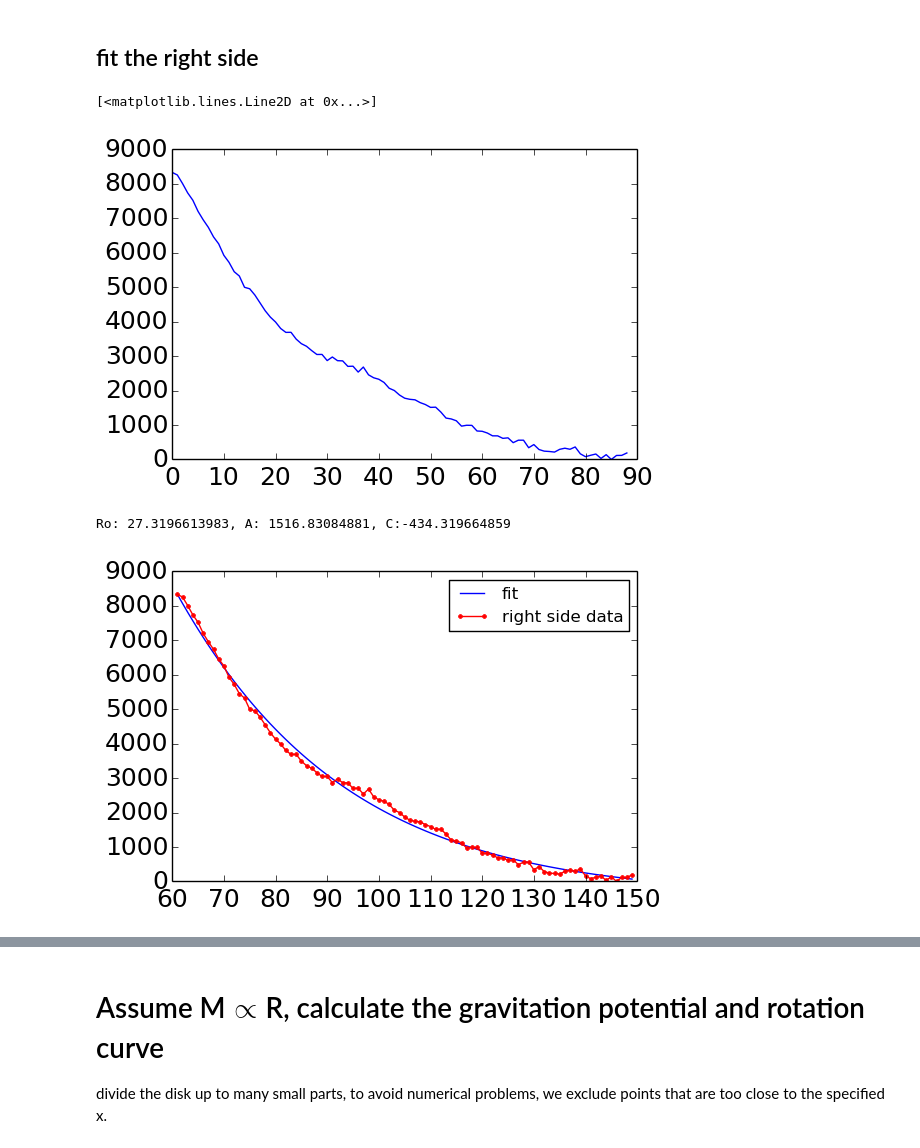
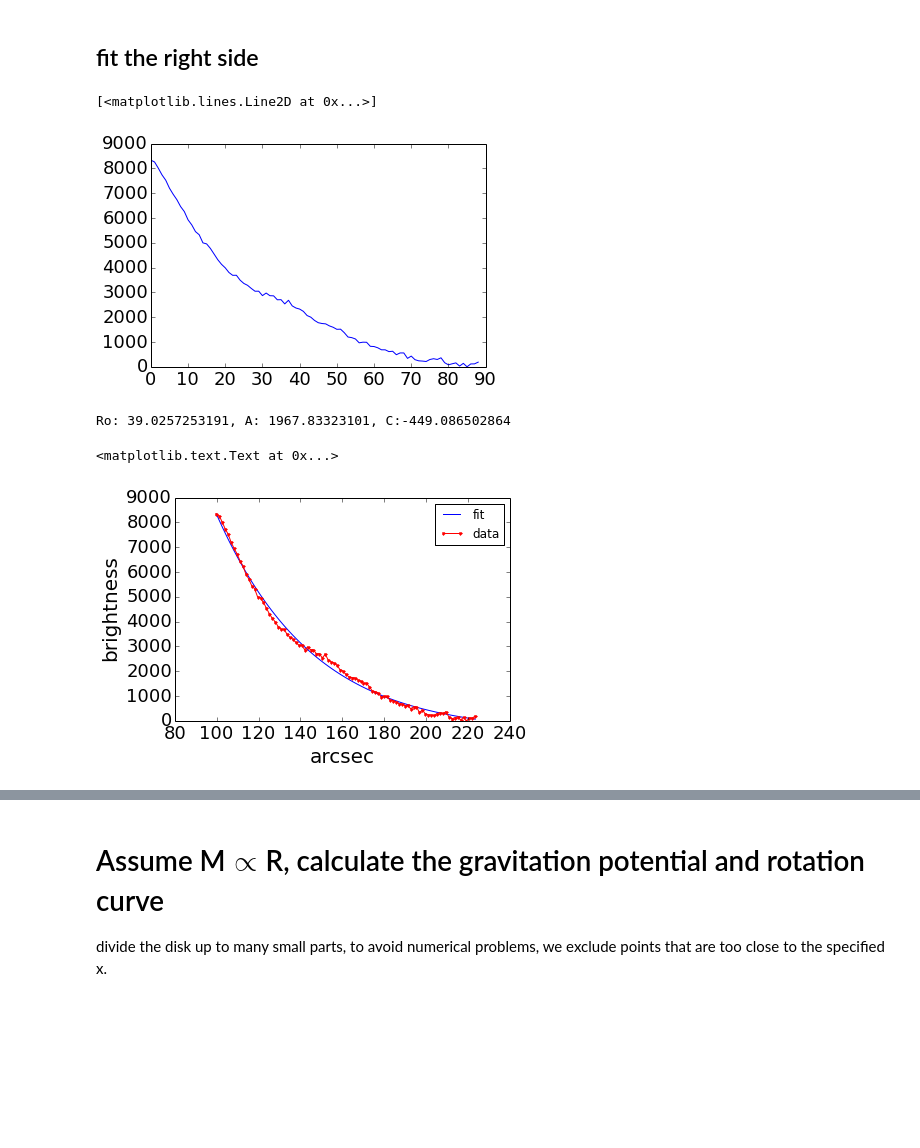
Before and after one commit to Mipanox/PHYS301, a Jupyter notebook: Project/rotation_curve_from_image.ipynb, the cells around one changed output, grey strips where cells are left out. Drawn from its saved outputs; the diff is of its cells as text; code cells hidden in the pictures; blank space fills up the shorter version.

```diff
--- a/Project/rotation_curve_from_image.ipynb
+++ b/Project/rotation_curve_from_image.ipynb
@@ -126,14 +150,15 @@ plt.title("B band")
 ## Plot the ration of R and G band
 # %%
 p2arsec = 12*60/512.
-r = np.arange(-150,150)*p2arsec
+r = (np.arange(0,300)-cx)*p2arsec
 plt.figure(figsize=(10,6))
 plt.plot(r,projected_R/projected_G*1.25,label="R/G")
 plt.plot(r,projected_R/projected_B*0.84,'r',label="R/B")
-plt.plot(r,projected_G/projected_B/1.5,'g',label="G/B")
+#plt.plot(r,projected_G/projected_B/1.5,'g',label="G/B")
 plt.legend()
 plt.xlabel('radius (arcsec)')
 plt.ylabel("flux ratio")
+#plt.axhline(1.1)
 #plt.xlim([-30,30])
 # %% [output]
 <matplotlib.text.Text at 0x...>
@@ -144,8 +169,8 @@ Our ansatz is $L(r)=\int_{R_\text{max}}^r\frac{\exp(-r/h_r)}{\sqrt{r^2-R^2}}dr$
 
 There's probably a way to calculate and correct for the extinction, but for now let's just use R band larger than 60 pixel to fit for L(r)
 # %%
-rpixel = np.arange(-150,150)
-mask=np.where(np.abs(rpixel)>60)
+rpixel = (np.arange(0,300)-cx)
+mask=np.where(np.abs(rpixel)>70)
 rmasked=rpixel[mask]
 projected_R_masked=projected_R[mask]
 # %%
@@ -172,17 +197,20 @@ def fitFunction(Rarray, hr,A,C):
 plt.plot(rightNorm)
 # %% [output]
 [<matplotlib.lines.Line2D at 0x...>]
-[figure, old version]
+[figure, new version]
 # %%
- popt, pcov = op.curve_fit(fitFunction, rightRadius,rightNorm, p0=(30,1500,50))
+ popt, pcov = op.curve_fit(fitFunction, rightRadius,rightNorm, p0=(25,1500,50))
 # %%
-plt.plot(rightRadius, fitFunction(rightRadius, *popt), label="fit")
-plt.plot(rightRadius,rightNorm,marker='.',c="r",label='right side data')
+plt.plot(rightRadius*p2arsec, fitFunction(rightRadius, *popt), label="fit")
+plt.plot(rightRadius*p2arsec,rightNorm,marker='.',c="r",label='data')
 plt.legend()
-print "Ro: {0}, A: {1}, C:{2}".format(popt[0], popt[1], popt[2])
+print "Ro: {0}, A: {1}, C:{2}".format(popt[0]*p2arsec, popt[1], popt[2])
+plt.xlabel("arcsec")
+plt.ylabel("brightness")
 # %% [output]
-Ro: 27.3196613983, A: 1516.83084881, C:-434.319664859
+Ro: 39.0257253191, A: 1967.83323101, C:-449.086502864
+<matplotlib.text.Text at 0x...>
-[figure, old version]
+[figure, new version]
 # %%
 x = np.arange(-300, 300.3, 0.3)
 y = np.arange(-300, 300.3, 0.3)
```
Also changed, not shown: parts of 16 cells of this notebook.
